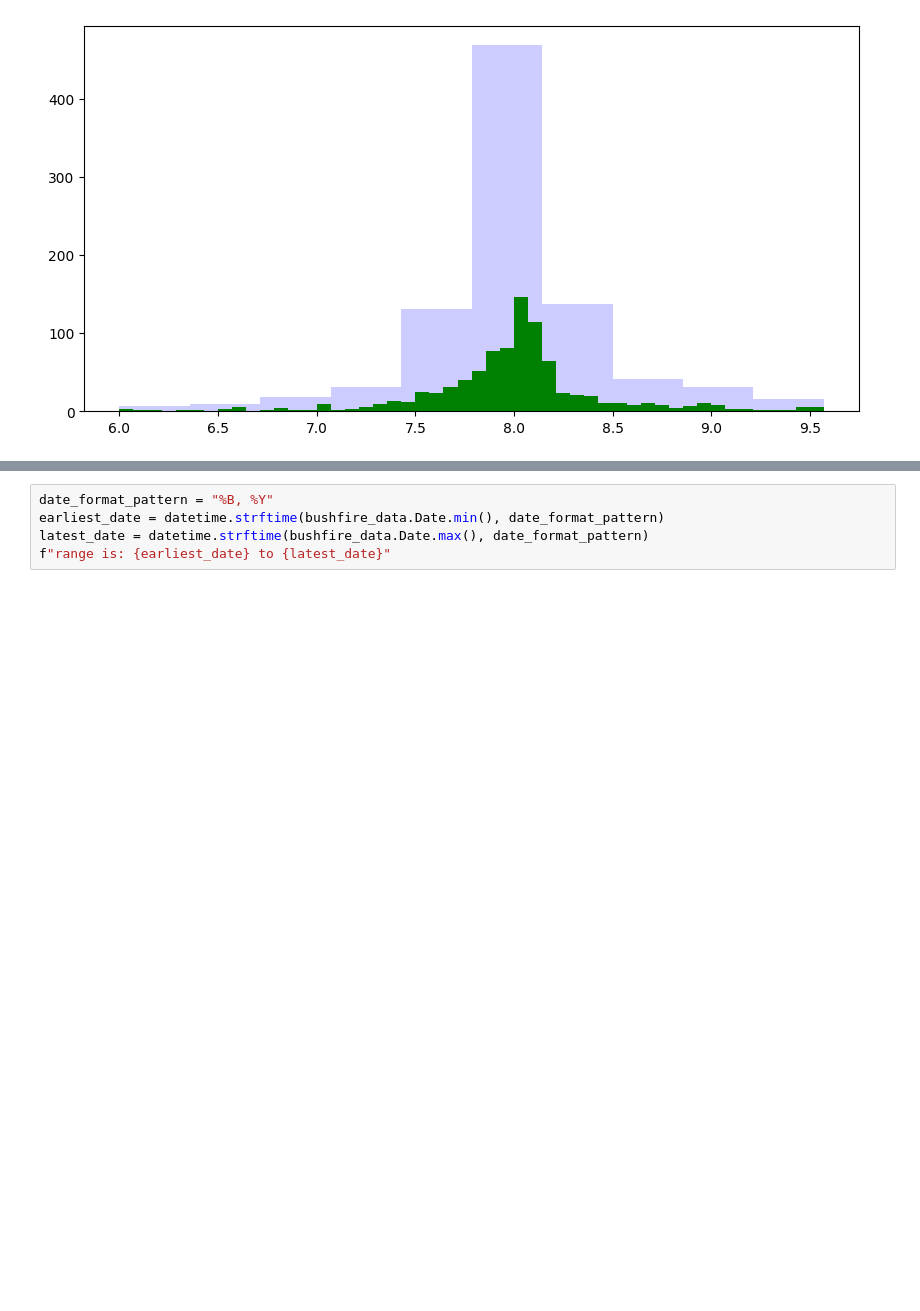
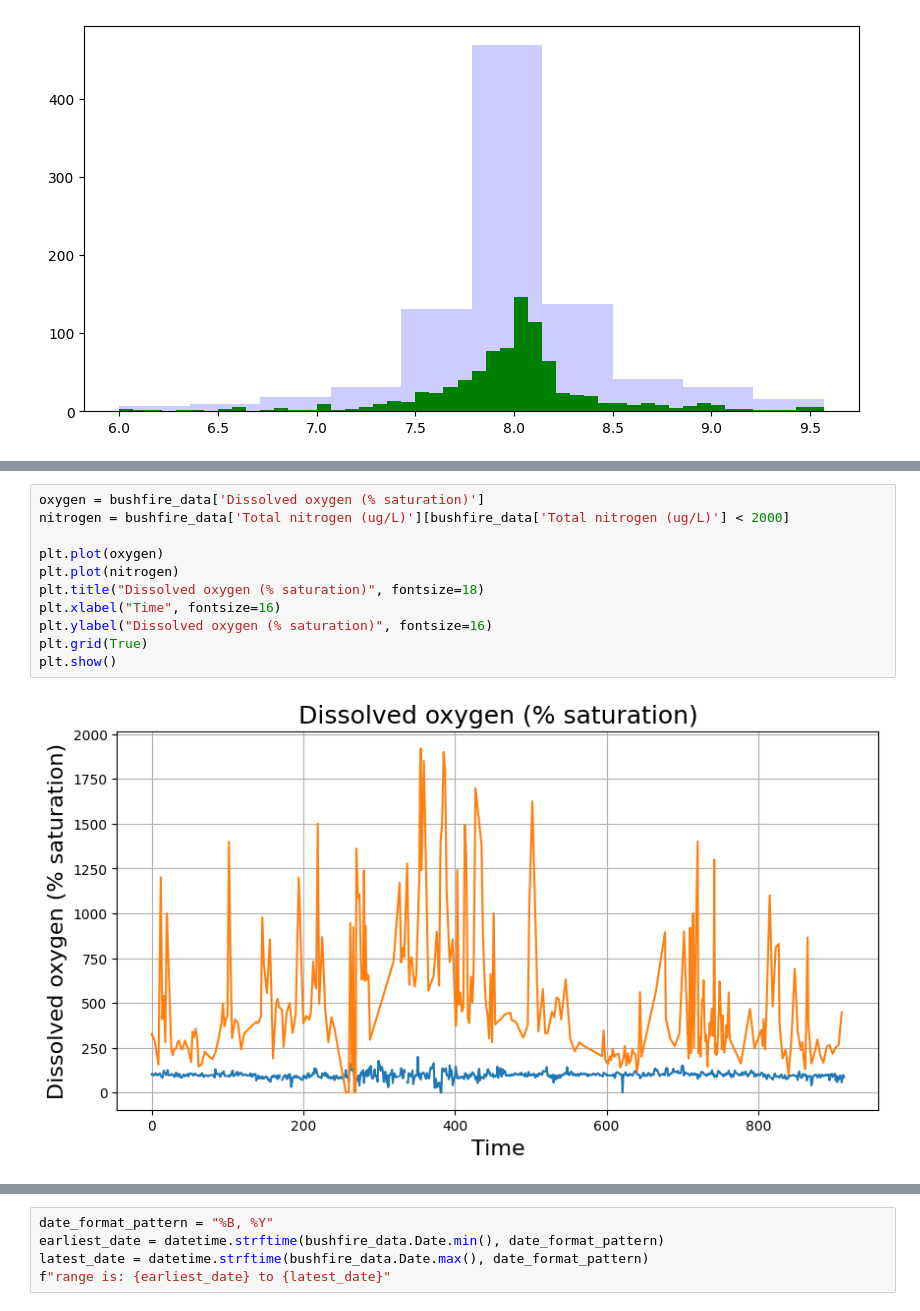
Before and after one commit to Aileenbeatrice/bushfire_data-, a Jupyter notebook: my_data_project.ipynb, the cells around one changed output, grey strips where cells are left out. Drawn from its saved outputs; the diff is of its cells as text; blank space fills up the shorter version.

```diff
--- a/my_data_project.ipynb
+++ b/my_data_project.ipynb
@@ -156,0 +206,13 @@ plt.show()
+# %%
+oxygen = bushfire_data['Dissolved oxygen (% saturation)']
+nitrogen = bushfire_data['Total nitrogen (ug/L)'][bushfire_data['Total nitrogen (ug/L)'] < 2000]
+
+plt.plot(oxygen)
+plt.plot(nitrogen)
+plt.title("Dissolved oxygen (% saturation)", fontsize=18)
+plt.xlabel("Time", fontsize=16)
+plt.ylabel("Dissolved oxygen (% saturation)", fontsize=16)
+plt.grid(True)
+plt.show()
+# %% [output]
+[figure, added]
```
Also changed, not shown: parts of 20 cells of this notebook, 11 other files.
